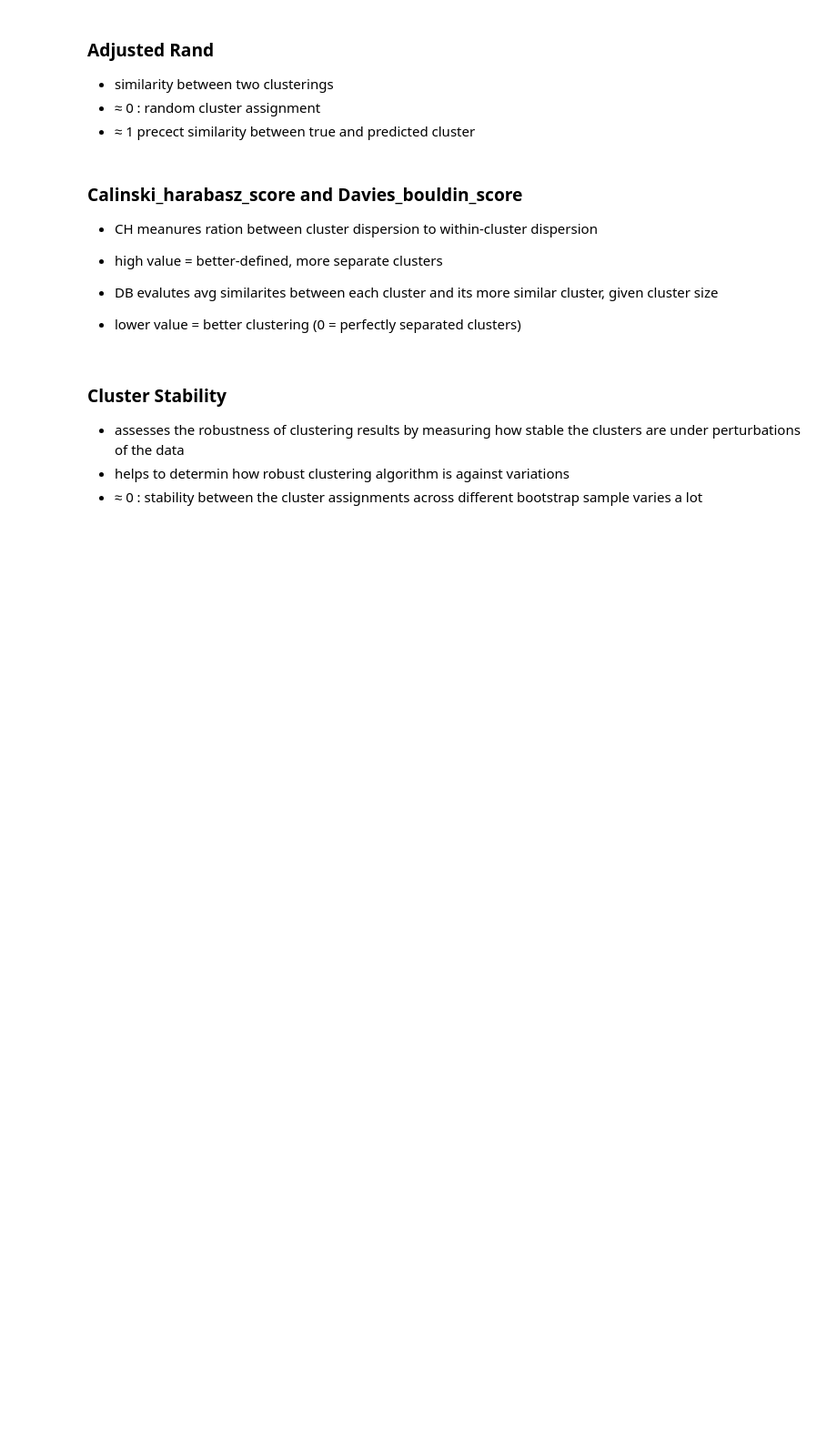
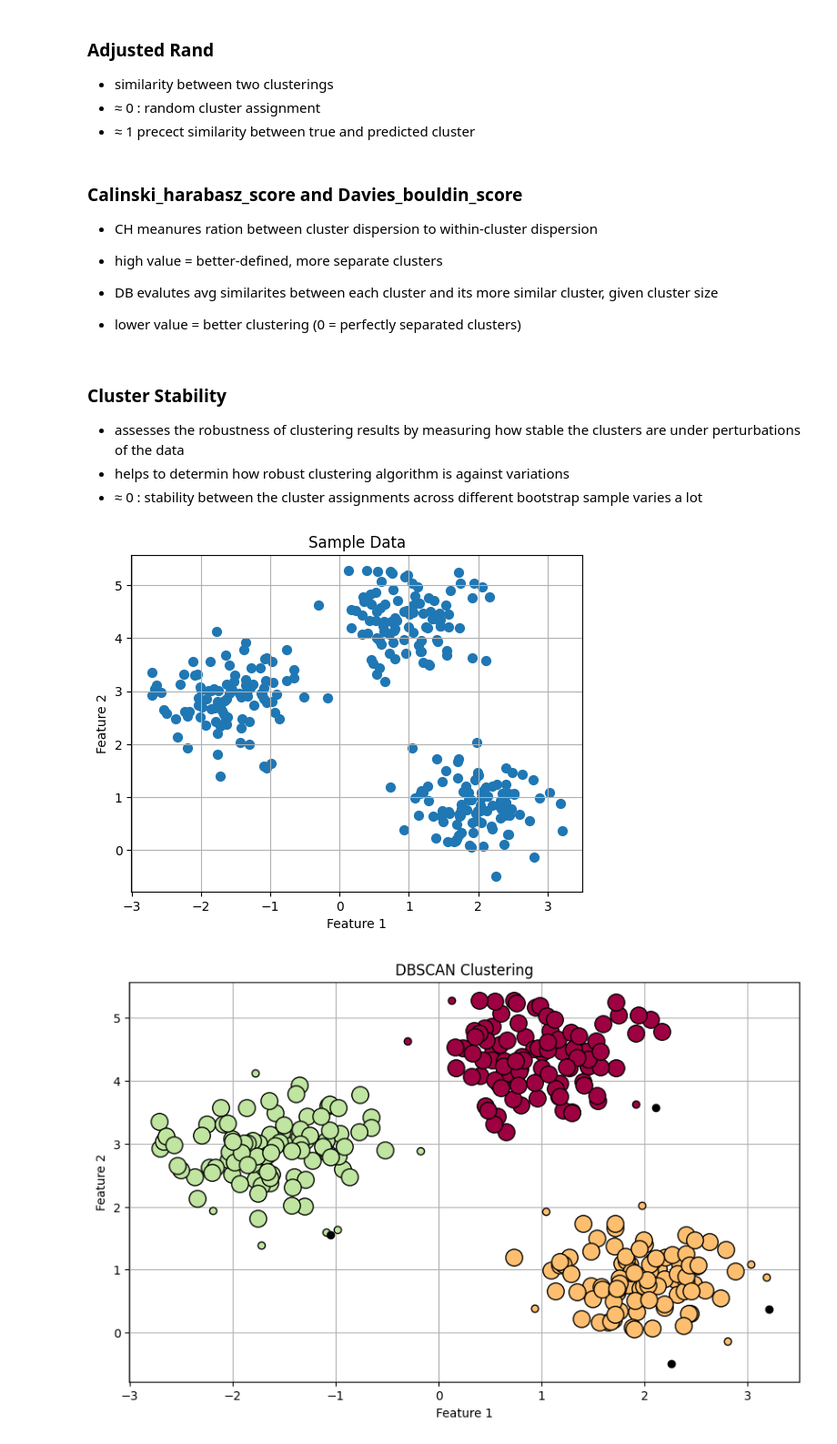
Before and after one commit to llapace/Fraud_Detection, a Jupyter notebook: XGB.ipynb, the cells around one changed output. Shown at 91% size. Cells and saved outputs as stored; diff of their text form; code cells hidden in the pictures; blank space fills up the shorter version.

```diff
--- a/XGB.ipynb
+++ b/XGB.ipynb
@@ -532,7 +782,7 @@ adasyn_xgb.head()
 adasyn_xgb_sampled = adasyn_xgb.sample(n=1000, random_state=42)
 
 # Initialize PCA with desired number of components
-pca = PCA(n_components=10)
+pca = PCA(n_components=6)
 
 # Fit PCA to the features
 pca.fit(adasyn_xgb_sampled)
@@ -546,16 +798,0 @@ print("Transformed data shape:", transformed_data.shape)
-# %%
-from sklearn.cluster import DBSCAN
-
-# Apply DBSCAN
-dbscan = DBSCAN(eps= 3.5, min_samples=15)
-clusters = dbscan.fit_predict(transformed_data)
-
-# Identify the core samples
-core_samples_mask = np.zeros_like(dbscan.labels_, dtype=bool)
-core_samples_mask[dbscan.core_sample_indices_] = True
-
-# Label -1 is considered as noise by the DBSCAN algorithm
-# So, anomalies are the data points not part of any clusters (noise)
-anomalies = transformed_data[clusters == -1]
-
-print('Number of anomalies detected:', len(anomalies))
@@ -651,3 +1521,62 @@ for i in range(num_bootstraps):
 stability_score = np.mean(ari_scores)
 
 print("Stability Score (Adjusted Rand Index):", stability_score)
+# %%
+import numpy as np
+import matplotlib.pyplot as plt
+from sklearn.datasets import make_blobs
+from sklearn.cluster import DBSCAN
+
+# Generate sample data
+X, _ = make_blobs(n_samples=300, centers=3, cluster_std=0.50, random_state=0)
+
+# Plot the sample data
+plt.scatter(X[:, 0], X[:, 1], s=50)
+plt.title('Sample Data')
+plt.xlabel('Feature 1')
+plt.ylabel('Feature 2')
+plt.grid(True)
+plt.show()
+
+# Apply DBSCAN
+dbscan = DBSCAN(eps=0.5, min_samples=5)
+labels = dbscan.fit_predict(X)
+
+# Identify the core samples
+core_samples_mask = np.zeros_like(labels, dtype=bool)
+core_samples_mask[dbscan.core_sample_indices_] = True
+
+# Plot DBSCAN results
+plt.figure(figsize=(10, 6))
+
+# Unique labels including noise (-1)
+unique_labels = set(labels)
+
+# Define colors for clusters
+colors = [plt.cm.Spectral(each) for each in np.linspace(0, 1, len(unique_labels))]
+
+for k, col in zip(unique_labels, colors):
+    if k == -1:
+        # Black used for noise
+        col = [0, 0, 0, 1]
+
+    class_member_mask = (labels == k)
+
+    # Plot core samples
+    xy = X[class_member_mask & core_samples_mask]
+    plt.plot(xy[:, 0], xy[:, 1], 'o', markerfacecolor=tuple(col),
+             markeredgecolor='k', markersize=14)
+
+    # Plot border samples
+    xy = X[class_member_mask & ~core_samples_mask]
+    plt.plot(xy[:, 0], xy[:, 1], 'o', markerfacecolor=tuple(col),
+             markeredgecolor='k', markersize=6)
+
+plt.title('DBSCAN Clustering')
+plt.xlabel('Feature 1')
+plt.ylabel('Feature 2')
+plt.grid(True)
+plt.show()
+# %% [output]
+[figure, added]
+[figure, added]
```
Also changed, not shown: parts of 33 cells of this notebook.
